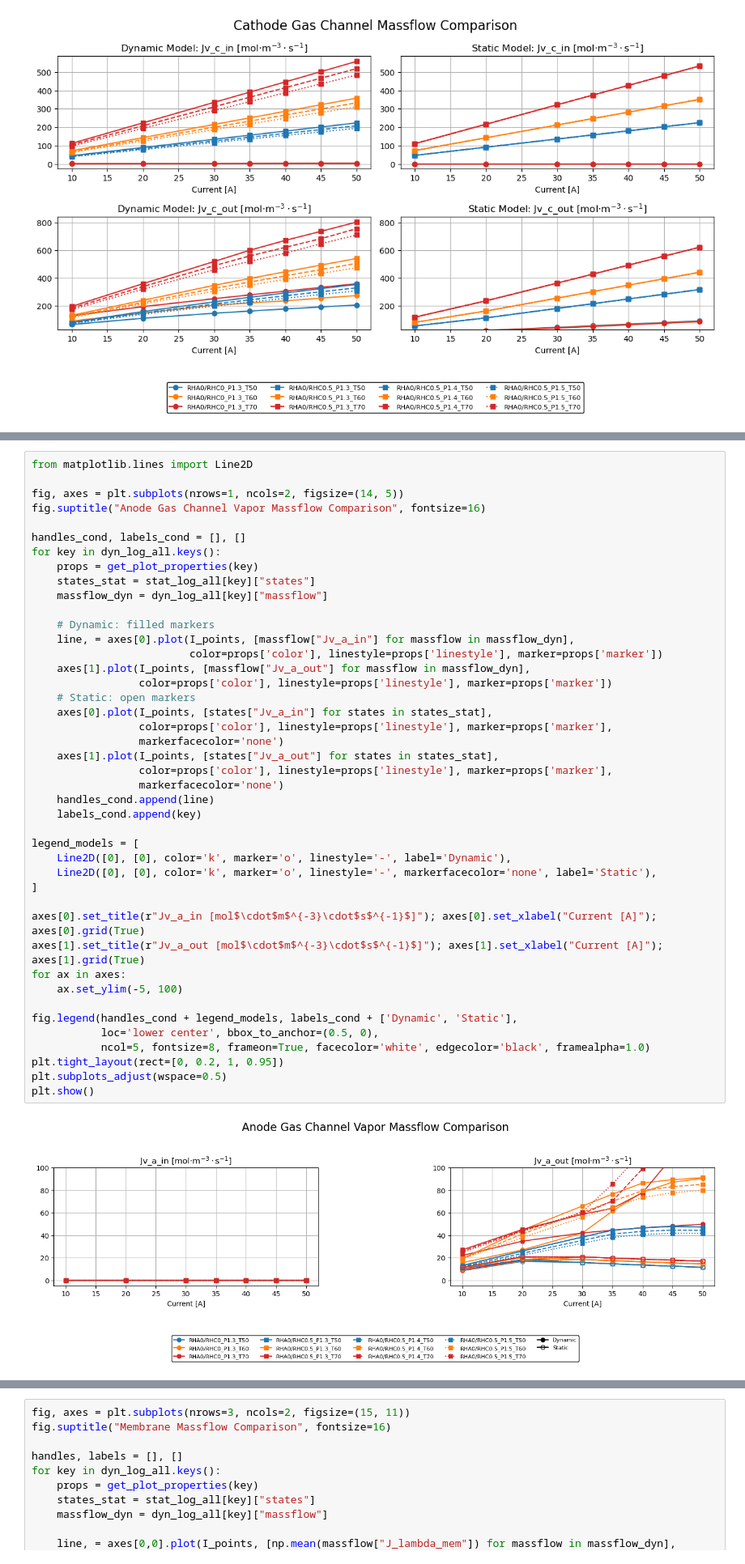
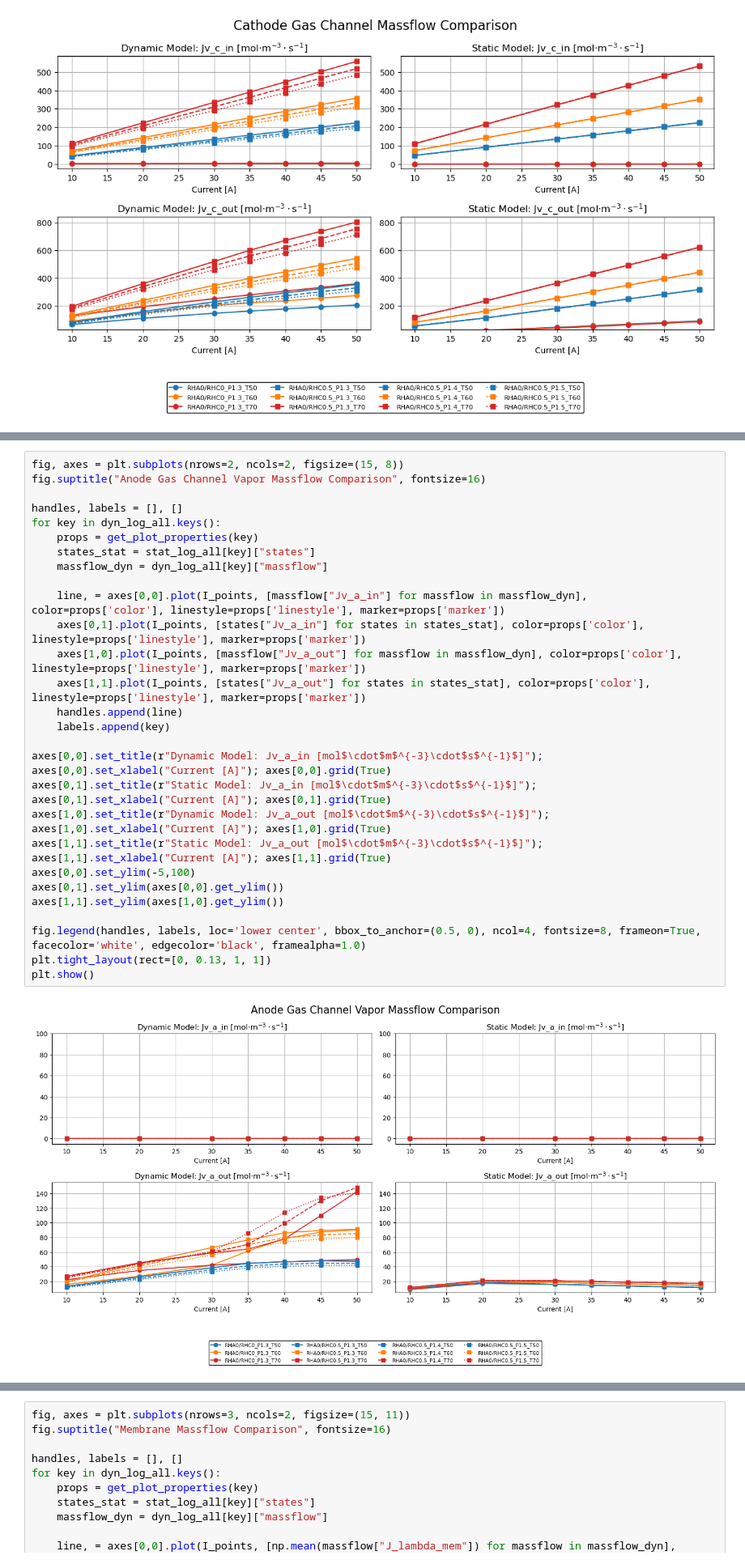
Before and after one commit to YuKwanH/DS-AlphaPEM, a Jupyter notebook: simulation/model/comparison/massflow.ipynb, the cells around one changed output, grey strips where cells are left out. Shown at 81% size. Cells and saved outputs as stored; diff of their text form.

Commit message:
improve the content of massflow comparison

```diff
--- a/simulation/model/comparison/massflow.ipynb
+++ b/simulation/model/comparison/massflow.ipynb
@@ -301,46 +275,31 @@ Comparison insight:
 # %%
-from matplotlib.lines import Line2D
-
-fig, axes = plt.subplots(nrows=1, ncols=2, figsize=(14, 5))
+fig, axes = plt.subplots(nrows=2, ncols=2, figsize=(15, 8))
 fig.suptitle("Anode Gas Channel Vapor Massflow Comparison", fontsize=16)
 
-handles_cond, labels_cond = [], []
+handles, labels = [], []
 for key in dyn_log_all.keys():
     props = get_plot_properties(key)
     states_stat = stat_log_all[key]["states"]
     massflow_dyn = dyn_log_all[key]["massflow"]
 
-    # Dynamic: filled markers
-    line, = axes[0].plot(I_points, [massflow["Jv_a_in"] for massflow in massflow_dyn],
-                         color=props['color'], linestyle=props['linestyle'], marker=props['marker'])
-    axes[1].plot(I_points, [massflow["Jv_a_out"] for massflow in massflow_dyn],
-                 color=props['color'], linestyle=props['linestyle'], marker=props['marker'])
-    # Static: open markers
-    axes[0].plot(I_points, [states["Jv_a_in"] for states in states_stat],
-                 color=props['color'], linestyle=props['linestyle'], marker=props['marker'],
-                 markerfacecolor='none')
-    axes[1].plot(I_points, [states["Jv_a_out"] for states in states_stat],
-                 color=props['color'], linestyle=props['linestyle'], marker=props['marker'],
-                 markerfacecolor='none')
-    handles_cond.append(line)
-    labels_cond.append(key)
+    line, = axes[0,0].plot(I_points, [massflow["Jv_a_in"] for massflow in massflow_dyn], color=props['color'], linestyle=props['linestyle'], marker=props['marker'])
+    axes[0,1].plot(I_points, [states["Jv_a_in"] for states in states_stat], color=props['color'], linestyle=props['linestyle'], marker=props['marker'])
+    axes[1,0].plot(I_points, [massflow["Jv_a_out"] for massflow in massflow_dyn], color=props['color'], linestyle=props['linestyle'], marker=props['marker'])
+    axes[1,1].plot(I_points, [states["Jv_a_out"] for states in states_stat], color=props['color'], linestyle=props['linestyle'], marker=props['marker'])
+    handles.append(line)
+    labels.append(key)
 
-legend_models = [
-    Line2D([0], [0], color='k', marker='o', linestyle='-', label='Dynamic'),
-    Line2D([0], [0], color='k', marker='o', linestyle='-', markerfacecolor='none', label='Static'),
-]
+axes[0,0].set_title(r"Dynamic Model: Jv_a_in [mol$\cdot$m$^{-3}\cdot$s$^{-1}$]"); axes[0,0].set_xlabel("Current [A]"); axes[0,0].grid(True)
+axes[0,1].set_title(r"Static Model: Jv_a_in [mol$\cdot$m$^{-3}\cdot$s$^{-1}$]"); axes[0,1].set_xlabel("Current [A]"); axes[0,1].grid(True)
+axes[1,0].set_title(r"Dynamic Model: Jv_a_out [mol$\cdot$m$^{-3}\cdot$s$^{-1}$]"); axes[1,0].set_xlabel("Current [A]"); axes[1,0].grid(True)
+axes[1,1].set_title(r"Static Model: Jv_a_out [mol$\cdot$m$^{-3}\cdot$s$^{-1}$]"); axes[1,1].set_xlabel("Current [A]"); axes[1,1].grid(True)
+axes[0,0].set_ylim(-5,100)
+axes[0,1].set_ylim(axes[0,0].get_ylim())
+axes[1,1].set_ylim(axes[1,0].get_ylim())
 
-axes[0].set_title(r"Jv_a_in [mol$\cdot$m$^{-3}\cdot$s$^{-1}$]"); axes[0].set_xlabel("Current [A]"); axes[0].grid(True)
-axes[1].set_title(r"Jv_a_out [mol$\cdot$m$^{-3}\cdot$s$^{-1}$]"); axes[1].set_xlabel("Current [A]"); axes[1].grid(True)
-for ax in axes:
-    ax.set_ylim(-5, 100)
-
-fig.legend(handles_cond + legend_models, labels_cond + ['Dynamic', 'Static'],
-           loc='lower center', bbox_to_anchor=(0.5, 0),
-           ncol=5, fontsize=8, frameon=True, facecolor='white', edgecolor='black', framealpha=1.0)
-plt.tight_layout(rect=[0, 0.2, 1, 0.95])
-plt.subplots_adjust(wspace=0.5)
+fig.legend(handles, labels, loc='lower center', bbox_to_anchor=(0.5, 0), ncol=4, fontsize=8, frameon=True, facecolor='white', edgecolor='black', framealpha=1.0)
+plt.tight_layout(rect=[0, 0.13, 1, 1])
 plt.show()
 # %% [output]
-[figure, old version]
+[figure, new version]
 # %% [markdown]
```
Also changed, not shown: parts of 19 cells of this notebook.
